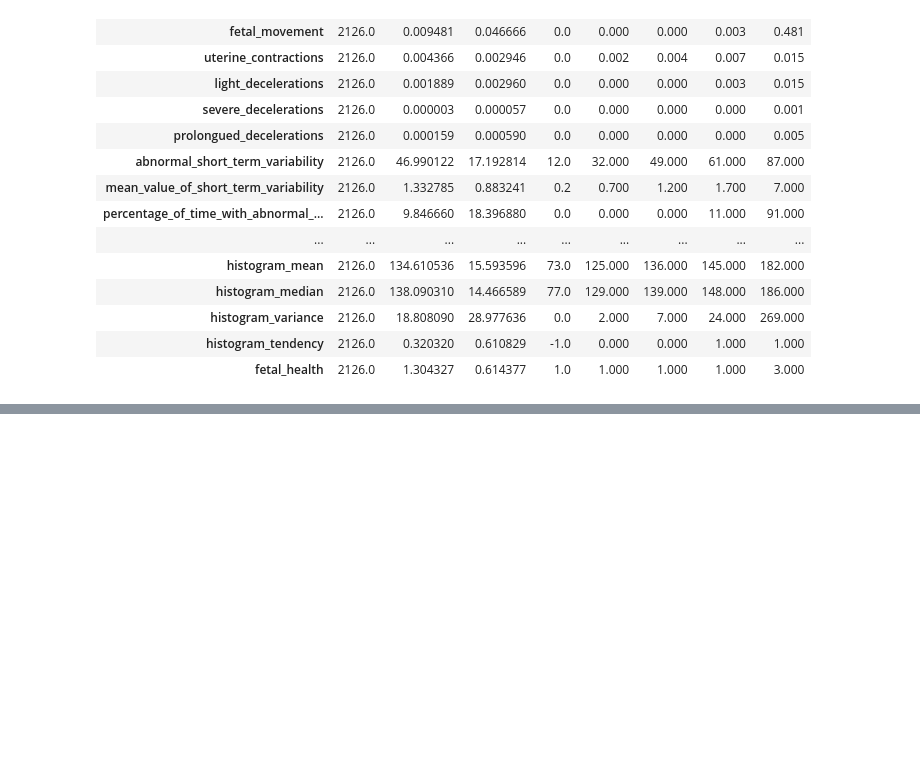
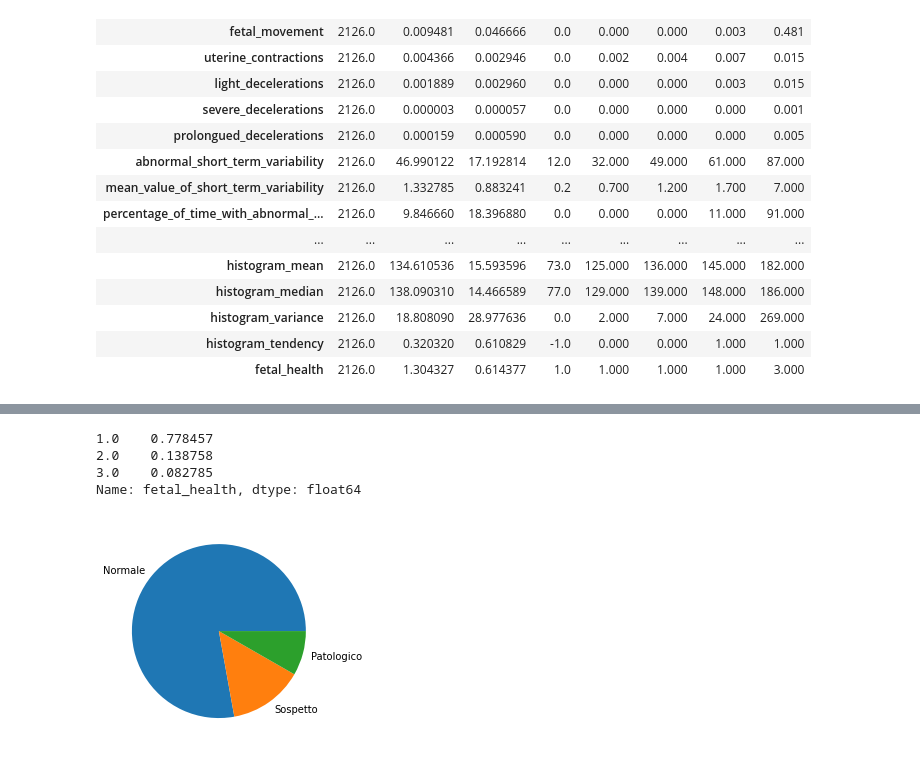
Before and after one commit to andrea-acampora/Data_Intensive_Project, a Jupyter notebook: Progetto_Data_Intensive.ipynb, the cells around one changed output, grey strips where cells are left out. Drawn from its saved outputs; the diff is of its cells as text; code cells hidden in the pictures; blank space fills up the shorter version.

```diff
--- a/Progetto_Data_Intensive.ipynb
+++ b/Progetto_Data_Intensive.ipynb
@@ -128,0 +131,11 @@ Name: fetal_health, Length: 2126, dtype: bool
+# %%
+dataset["fetal_health"].value_counts(normalize=True)
+# %% [output]
+1.0    0.778457
+2.0    0.138758
+3.0    0.082785
+Name: fetal_health, dtype: float64
+# %%
+plt.pie(dataset["fetal_health"].value_counts(normalize=True), labels=["Normale", "Sospetto","Patologico"]);
+# %% [output]
+[figure, added]
```
Also changed, not shown: parts of 29 cells of this notebook.
